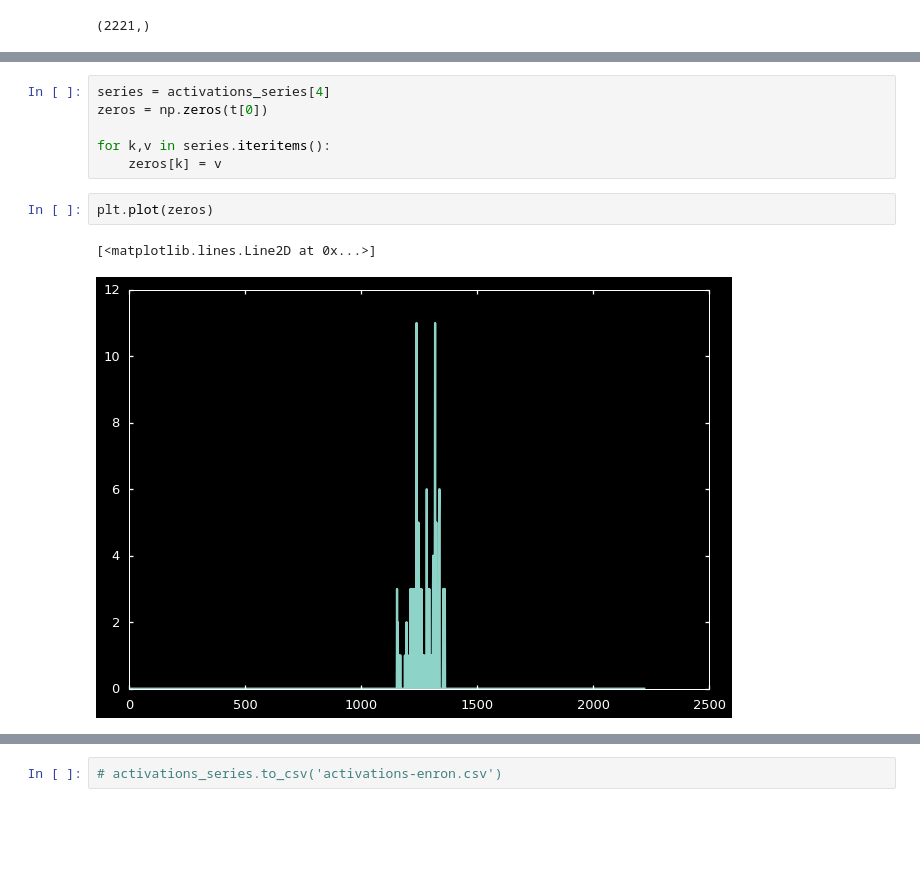
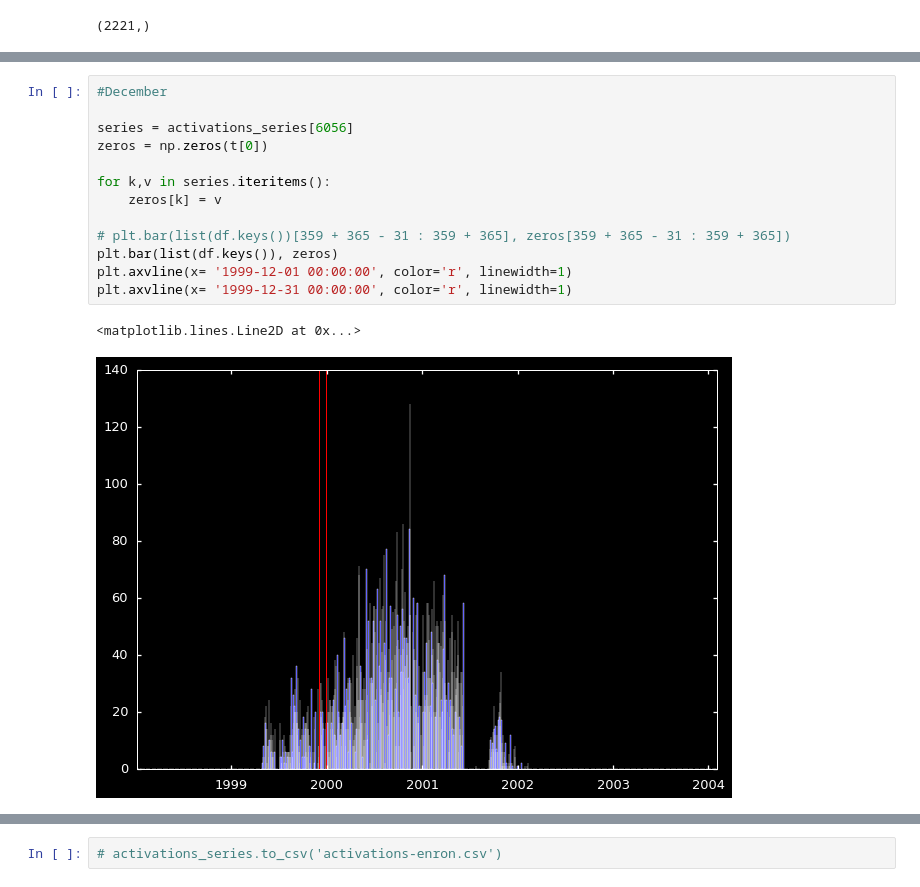
Before and after one commit to mizvol/enron-email-network-analysis, a Jupyter notebook: Enron-graph.ipynb, the cells around one changed output, grey strips where cells are left out. Drawn from its saved outputs; the diff is of its cells as text; blank space fills up the shorter version.

```diff
--- a/Enron-graph.ipynb
+++ b/Enron-graph.ipynb
@@ -164,11 +144,16 @@ Length: 6601, dtype: object
-# %%
-series = activations_series[4]
-zeros = np.zeros(t[0])
-
-for k,v in series.iteritems():
-    zeros[k] = v
-# %%
-plt.plot(zeros)
-# %% [output]
-[<matplotlib.lines.Line2D at 0x...>]
-[figure, removed]
+# %%
+#December
+
+series = activations_series[6056]
+zeros = np.zeros(t[0])
+
+for k,v in series.iteritems():
+    zeros[k] = v
+
+# plt.bar(list(df.keys())[359 + 365 - 31 : 359 + 365], zeros[359 + 365 - 31 : 359 + 365])
+plt.bar(list(df.keys()), zeros)
+plt.axvline(x= '1999-12-01 00:00:00', color='r', linewidth=1)
+plt.axvline(x= '1999-12-31 00:00:00', color='r', linewidth=1)
+# %% [output]
+<matplotlib.lines.Line2D at 0x...>
+[figure, added]
```
Also changed, not shown: parts of 4 cells of this notebook.
